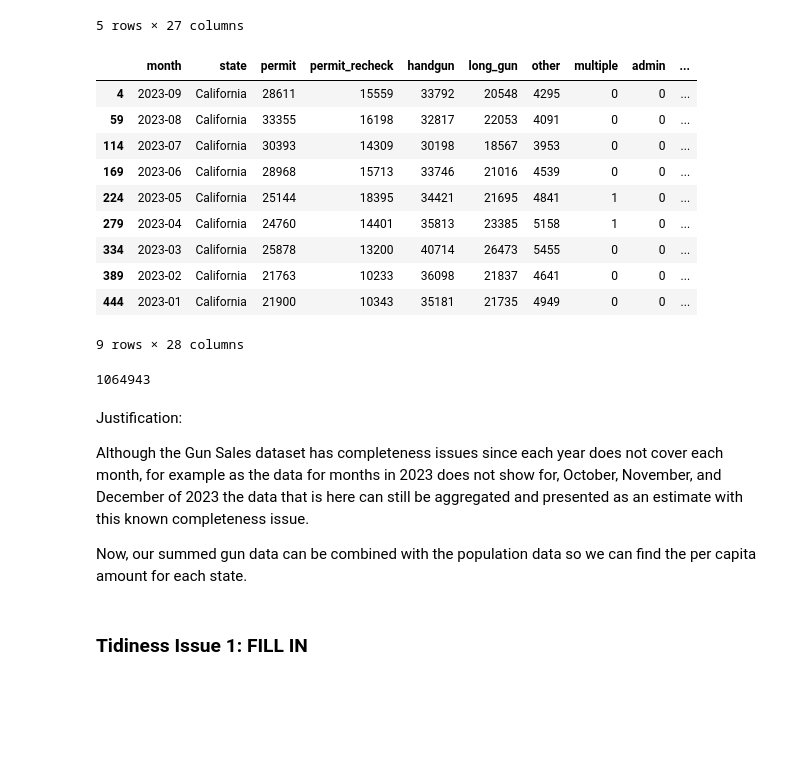
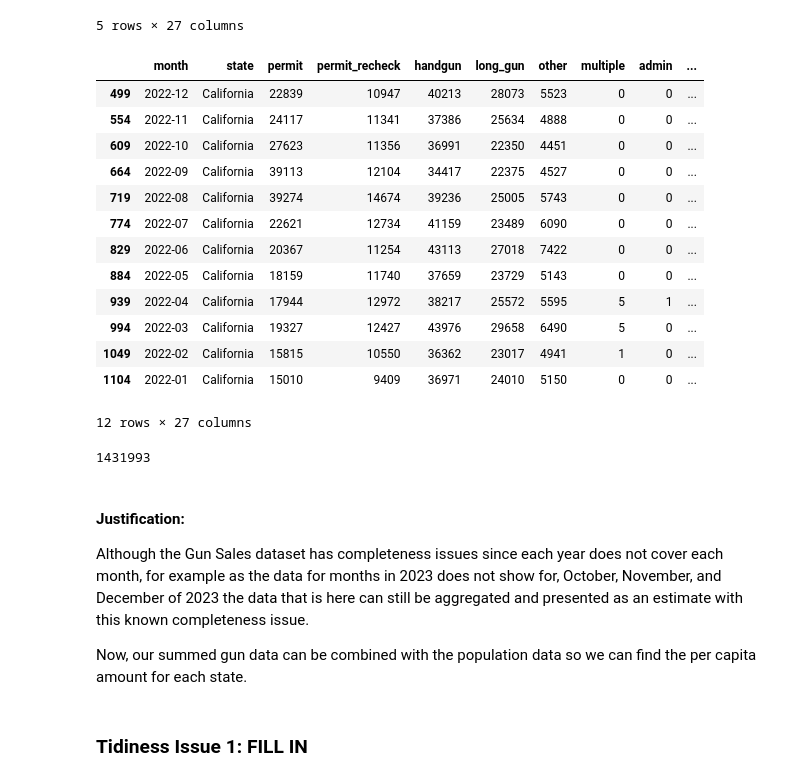
Before and after one commit to BryanHolbrook/us-gun-sales-per-capita, a Jupyter notebook: Data_Wrangling_Project_Starter.ipynb, the cells around one changed output. Cells and saved outputs as stored; diff of their text form; code cells hidden in the pictures; blank space fills up the shorter version.

```diff
--- a/Data_Wrangling_Project_Starter.ipynb
+++ b/Data_Wrangling_Project_Starter.ipynb
@@ -393,28 +388,31 @@ cleaned_gun_sales.head()
 # %%
 #Validate the cleaning was successful
 ca = cleaned_gun_sales[cleaned_gun_sales['state'] == 'California']
 
-ca23 = ca[ca['month'].astype(str).str.startswith('2023')]
+ca22 = ca[ca['month'].astype(str).str.startswith('2022')]
 
-ca23.head(20)
+ca22.head(20)
 # %% [output]
 |  | month | state | permit | permit_recheck | handgun | long_gun | other | multiple | admin | ... |
-| 4 | 2023-09 | California | 28611 | 15559 | 33792 | 20548 | 4295 | 0 | 0 | ... |
-| 59 | 2023-08 | California | 33355 | 16198 | 32817 | 22053 | 4091 | 0 | 0 | ... |
-| 114 | 2023-07 | California | 30393 | 14309 | 30198 | 18567 | 3953 | 0 | 0 | ... |
-| 169 | 2023-06 | California | 28968 | 15713 | 33746 | 21016 | 4539 | 0 | 0 | ... |
-| 224 | 2023-05 | California | 25144 | 18395 | 34421 | 21695 | 4841 | 1 | 0 | ... |
-| 279 | 2023-04 | California | 24760 | 14401 | 35813 | 23385 | 5158 | 1 | 0 | ... |
-| 334 | 2023-03 | California | 25878 | 13200 | 40714 | 26473 | 5455 | 0 | 0 | ... |
-| 389 | 2023-02 | California | 21763 | 10233 | 36098 | 21837 | 4641 | 0 | 0 | ... |
-| 444 | 2023-01 | California | 21900 | 10343 | 35181 | 21735 | 4949 | 0 | 0 | ... |
+| 499 | 2022-12 | California | 22839 | 10947 | 40213 | 28073 | 5523 | 0 | 0 | ... |
+| 554 | 2022-11 | California | 24117 | 11341 | 37386 | 25634 | 4888 | 0 | 0 | ... |
+| 609 | 2022-10 | California | 27623 | 11356 | 36991 | 22350 | 4451 | 0 | 0 | ... |
+| 664 | 2022-09 | California | 39113 | 12104 | 34417 | 22375 | 4527 | 0 | 0 | ... |
+| 719 | 2022-08 | California | 39274 | 14674 | 39236 | 25005 | 5743 | 0 | 0 | ... |
+| 774 | 2022-07 | California | 22621 | 12734 | 41159 | 23489 | 6090 | 0 | 0 | ... |
+| 829 | 2022-06 | California | 20367 | 11254 | 43113 | 27018 | 7422 | 0 | 0 | ... |
+| 884 | 2022-05 | California | 18159 | 11740 | 37659 | 23729 | 5143 | 0 | 0 | ... |
+| 939 | 2022-04 | California | 17944 | 12972 | 38217 | 25572 | 5595 | 5 | 1 | ... |
+| 994 | 2022-03 | California | 19327 | 12427 | 43976 | 29658 | 6490 | 5 | 0 | ... |
+| 1049 | 2022-02 | California | 15815 | 10550 | 36362 | 23017 | 4941 | 1 | 0 | ... |
+| 1104 | 2022-01 | California | 15010 | 9409 | 36971 | 24010 | 5150 | 0 | 0 | ... |
-9 rows × 28 columns
+12 rows × 27 columns
 # %%
-ca23['totals'].sum()
+ca22['totals'].sum()
 # %% [output]
-1064943
+1431993
 # %% [markdown]
-Justification:
+#### Justification:
 
 Although the Gun Sales dataset has completeness issues since each year does not cover each month, for example as the data for months in 2023 does not show for, October, November, and December of 2023 the data that is here can still be aggregated and presented as an estimate with this known completeness issue.
 
```
Also changed, not shown: parts of 20 cells of this notebook.
